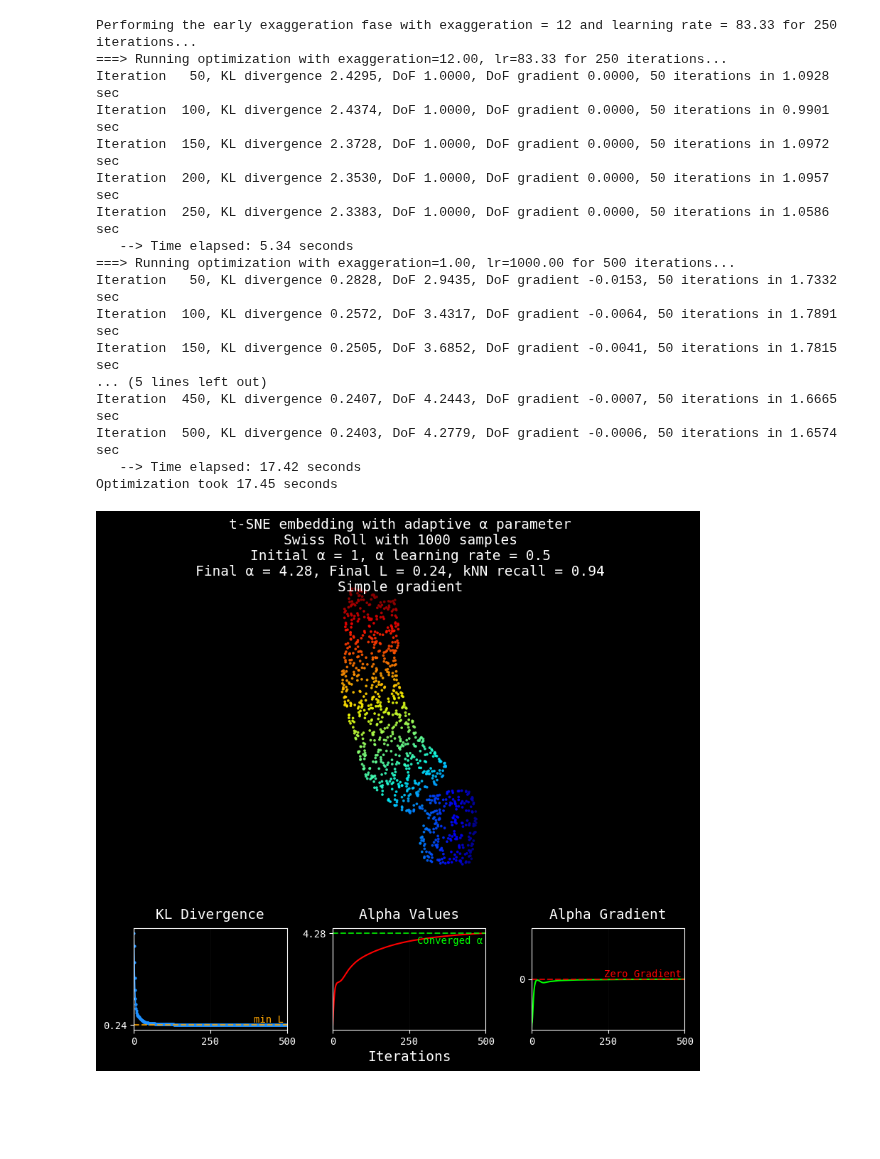
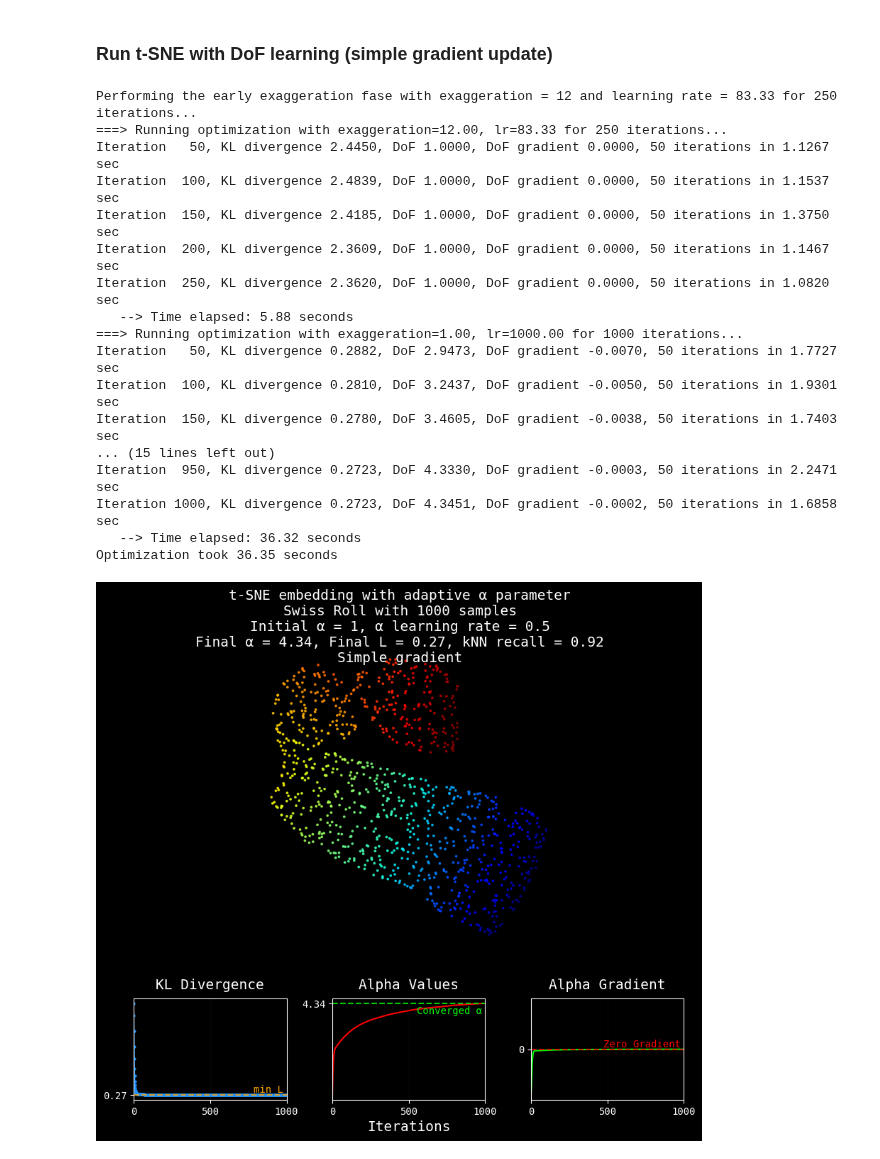
Before and after one commit to pavlin-policar/openTSNE, a Jupyter notebook: examples/test.ipynb, the cells around one changed output. Cells and saved outputs as stored; diff of their text form; code cells hidden in the pictures; blank space fills up the shorter version.

```diff
--- a/examples/test.ipynb
+++ b/examples/test.ipynb
@@ -19,3 +27,3 @@ dof_lr = 0.5
 # %%
-swiss_roll = SwissRoll.generate(n_samples=n_samples, noise=0.0)
-swiss_roll.plot(width=600, height=600)
+swiss_roll_1k = SwissRoll.generate(n_samples=1000, noise=0.0)
+swiss_roll_1k.plot(width=6, height=6)
@@ -22,14 +32,15 @@ swiss_roll.plot(width=600, height=600)
+# %% [markdown]
+### Run t-SNE with DoF learning (simple gradient update)
 # %%
 tsne_result = run_tsne(
-    swiss_roll.datapoints,
+    swiss_roll_1k.datapoints,
     perplexity=perplexity,
     random_state=random_state,
     n_components=n_components,
-    n_iter=500,
+    n_iter=1000,
     initial_dof=initial_alpha,
     dof="auto",
     dof_optimizer="simple_gradient",
-
     negative_gradient_method="bh",
     dof_lr=dof_lr,
     dataset_name="Swiss Roll",
@@ -38,22 +49,22 @@ tsne_result = run_tsne(
 # %% [output]
 Performing the early exaggeration fase with exaggeration = 12 and learning rate = 83.33 for 250 iterations...
 ===> Running optimization with exaggeration=12.00, lr=83.33 for 250 iterations...
-Iteration   50, KL divergence 2.4295, DoF 1.0000, DoF gradient 0.0000, 50 iterations in 1.0928 sec
-Iteration  100, KL divergence 2.4374, DoF 1.0000, DoF gradient 0.0000, 50 iterations in 0.9901 sec
-Iteration  150, KL divergence 2.3728, DoF 1.0000, DoF gradient 0.0000, 50 iterations in 1.0972 sec
-Iteration  200, KL divergence 2.3530, DoF 1.0000, DoF gradient 0.0000, 50 iterations in 1.0957 sec
-Iteration  250, KL divergence 2.3383, DoF 1.0000, DoF gradient 0.0000, 50 iterations in 1.0586 sec
-   --> Time elapsed: 5.34 seconds
-===> Running optimization with exaggeration=1.00, lr=1000.00 for 500 iterations...
-Iteration   50, KL divergence 0.2828, DoF 2.9435, DoF gradient -0.0153, 50 iterations in 1.7332 sec
-Iteration  100, KL divergence 0.2572, DoF 3.4317, DoF gradient -0.0064, 50 iterations in 1.7891 sec
-Iteration  150, KL divergence 0.2505, DoF 3.6852, DoF gradient -0.0041, 50 iterations in 1.7815 sec
-... (5 lines left out)
-Iteration  450, KL divergence 0.2407, DoF 4.2443, DoF gradient -0.0007, 50 iterations in 1.6665 sec
-Iteration  500, KL divergence 0.2403, DoF 4.2779, DoF gradient -0.0006, 50 iterations in 1.6574 sec
-   --> Time elapsed: 17.42 seconds
-Optimization took 17.45 seconds
+Iteration   50, KL divergence 2.4450, DoF 1.0000, DoF gradient 0.0000, 50 iterations in 1.1267 sec
+Iteration  100, KL divergence 2.4839, DoF 1.0000, DoF gradient 0.0000, 50 iterations in 1.1537 sec
+Iteration  150, KL divergence 2.4185, DoF 1.0000, DoF gradient 0.0000, 50 iterations in 1.3750 sec
+Iteration  200, KL divergence 2.3609, DoF 1.0000, DoF gradient 0.0000, 50 iterations in 1.1467 sec
+Iteration  250, KL divergence 2.3620, DoF 1.0000, DoF gradient 0.0000, 50 iterations in 1.0820 sec
+   --> Time elapsed: 5.88 seconds
+===> Running optimization with exaggeration=1.00, lr=1000.00 for 1000 iterations...
+Iteration   50, KL divergence 0.2882, DoF 2.9473, DoF gradient -0.0070, 50 iterations in 1.7727 sec
+Iteration  100, KL divergence 0.2810, DoF 3.2437, DoF gradient -0.0050, 50 iterations in 1.9301 sec
+Iteration  150, KL divergence 0.2780, DoF 3.4605, DoF gradient -0.0038, 50 iterations in 1.7403 sec
+... (15 lines left out)
+Iteration  950, KL divergence 0.2723, DoF 4.3330, DoF gradient -0.0003, 50 iterations in 2.2471 sec
+Iteration 1000, KL divergence 0.2723, DoF 4.3451, DoF gradient -0.0002, 50 iterations in 1.6858 sec
+   --> Time elapsed: 36.32 seconds
+Optimization took 36.35 seconds
 # %%
-plot_tsne_result(tsne_result, swiss_roll.labels, "Simple gradient", black_template = True)
+plot_tsne_result(tsne_result, swiss_roll_1k.labels, "Simple gradient", black_template = True)
 # %% [output]
-[figure, old version]
+[figure, new version]
```
Also changed, not shown: parts of 35 cells of this notebook.
